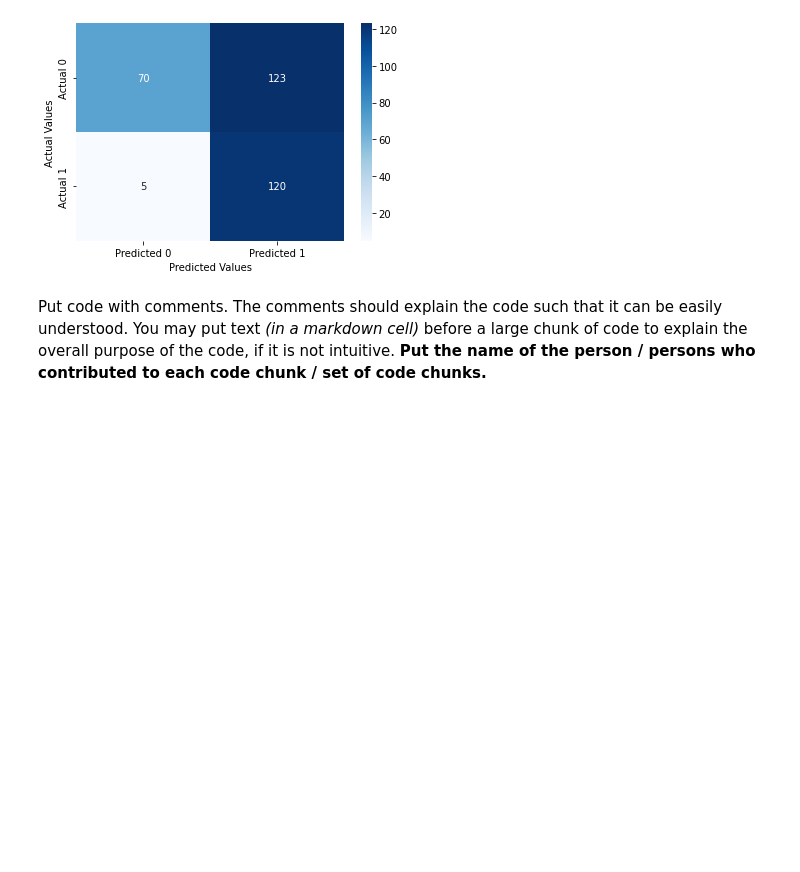
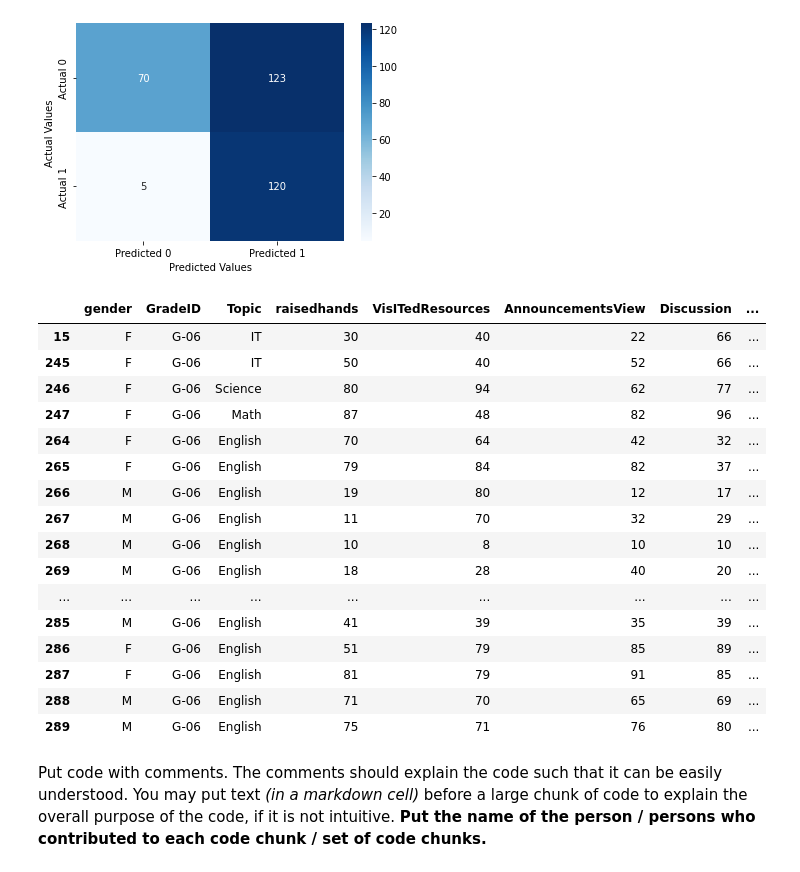
Before and after one commit to wchen952/STAT-303-2-Project, a Jupyter notebook: 303_2_Project_Code.ipynb, the cells around one changed output. Saved outputs shown, nothing was run; the diff lists cells and outputs as text; code cells hidden in the pictures; blank space fills up the shorter version.

Commit message:
Prepping test data

```diff
--- a/303_2_Project_Code.ipynb
+++ b/303_2_Project_Code.ipynb
@@ -337,6 +337,31 @@ ROC-AUC = 82.4%
 # %%
 # making the test dataset
 edu_test = edu.copy()
+# %%
+# prepping the data
+edu_test = edu_test.loc[edu_test['GradeID'].isin(['G-06'])]
+edu_test = edu_test.drop(['NationalITy', 'PlaceofBirth', 'StageID', 'SectionID', 'Semester', 'Relation', 'ParentAnsweringSurvey', 'ParentschoolSatisfaction'], axis = 1)
+edu_test = edu_test[edu_test.Class != 'L']
+edu_test['Class'].replace(to_replace = {'M': 0, 'H': 1}, inplace = True)
+edu_test
+# %% [output]
+|  | gender | GradeID | Topic | raisedhands | VisITedResources | AnnouncementsView | Discussion | ... |
+| 15 | F | G-06 | IT | 30 | 40 | 22 | 66 | ... |
+| 245 | F | G-06 | IT | 50 | 40 | 52 | 66 | ... |
+| 246 | F | G-06 | Science | 80 | 94 | 62 | 77 | ... |
+| 247 | F | G-06 | Math | 87 | 48 | 82 | 96 | ... |
+| 264 | F | G-06 | English | 70 | 64 | 42 | 32 | ... |
+| 265 | F | G-06 | English | 79 | 84 | 82 | 37 | ... |
+| 266 | M | G-06 | English | 19 | 80 | 12 | 17 | ... |
+| 267 | M | G-06 | English | 11 | 70 | 32 | 29 | ... |
+| 268 | M | G-06 | English | 10 | 8 | 10 | 10 | ... |
+| 269 | M | G-06 | English | 18 | 28 | 40 | 20 | ... |
+| ... | ... | ... | ... | ... | ... | ... | ... | ... |
+| 285 | M | G-06 | English | 41 | 39 | 35 | 39 | ... |
+| 286 | F | G-06 | English | 51 | 79 | 85 | 89 | ... |
+| 287 | F | G-06 | English | 81 | 79 | 91 | 85 | ... |
+| 288 | M | G-06 | English | 71 | 70 | 65 | 69 | ... |
+| 289 | M | G-06 | English | 75 | 71 | 76 | 80 | ... |
 # %% [markdown]
 Put code with comments. The comments should explain the code such that it can be easily understood. You may put text *(in a markdown cell)* before a large chunk of code to explain the overall purpose of the code, if it is not intuitive. **Put the name of the person / persons who contributed to each code chunk / set of code chunks.**
 # %% [markdown]
```
Also changed, not shown: parts of 1 cell of this notebook.
